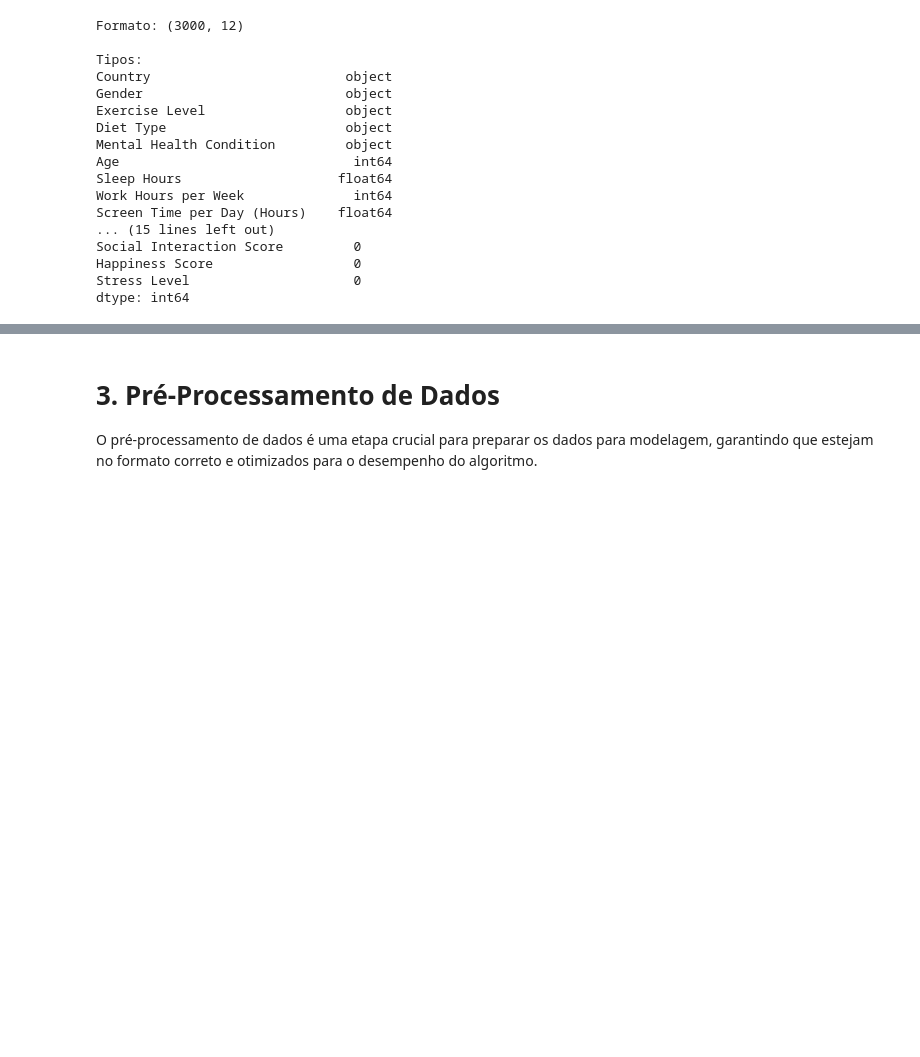
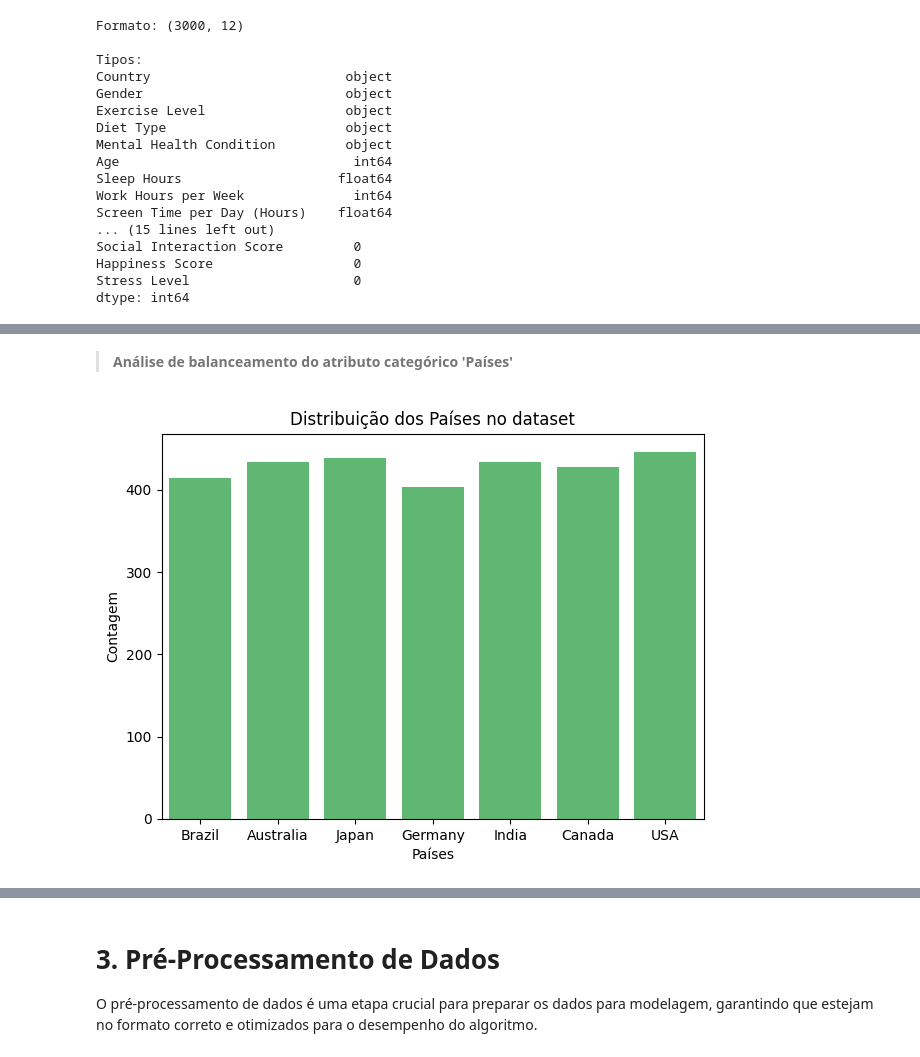
Before and after one commit to hugocfrias/MVP-Machine-Learning, a Jupyter notebook: MVP_Machine_Learning.ipynb, the cells around one changed output, grey strips where cells are left out. Cells and saved outputs as stored; diff of their text form; code cells hidden in the pictures; blank space fills up the shorter version.

```diff
--- a/MVP_Machine_Learning.ipynb
+++ b/MVP_Machine_Learning.ipynb
@@ -162,0 +185,13 @@ dtype: int64
+# %% [markdown]
+>**Análise de balanceamento do atributo categórico 'Países'**
+# %%
+#Exemplo 2 de balenceamento das variáveis categóricas (Países).
+plt.figure(figsize=(7, 5))
+# gráfico de barras simples
+sns.countplot(x='Country', data=df, color='#52c569')
+plt.title('Distribuição dos Países no dataset')
+plt.xlabel('Países')
+plt.ylabel('Contagem')
+plt.show()
+# %% [output]
+[figure, added]
```
Also changed, not shown: parts of 22 cells of this notebook.
